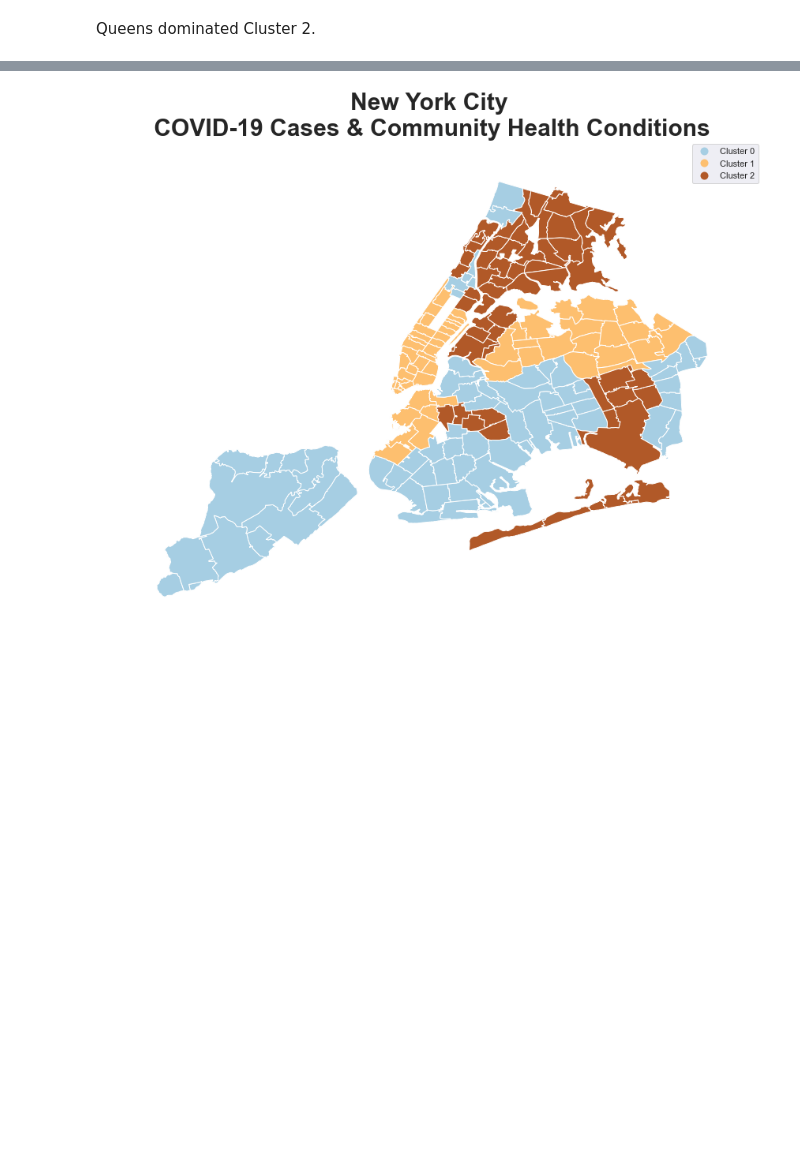
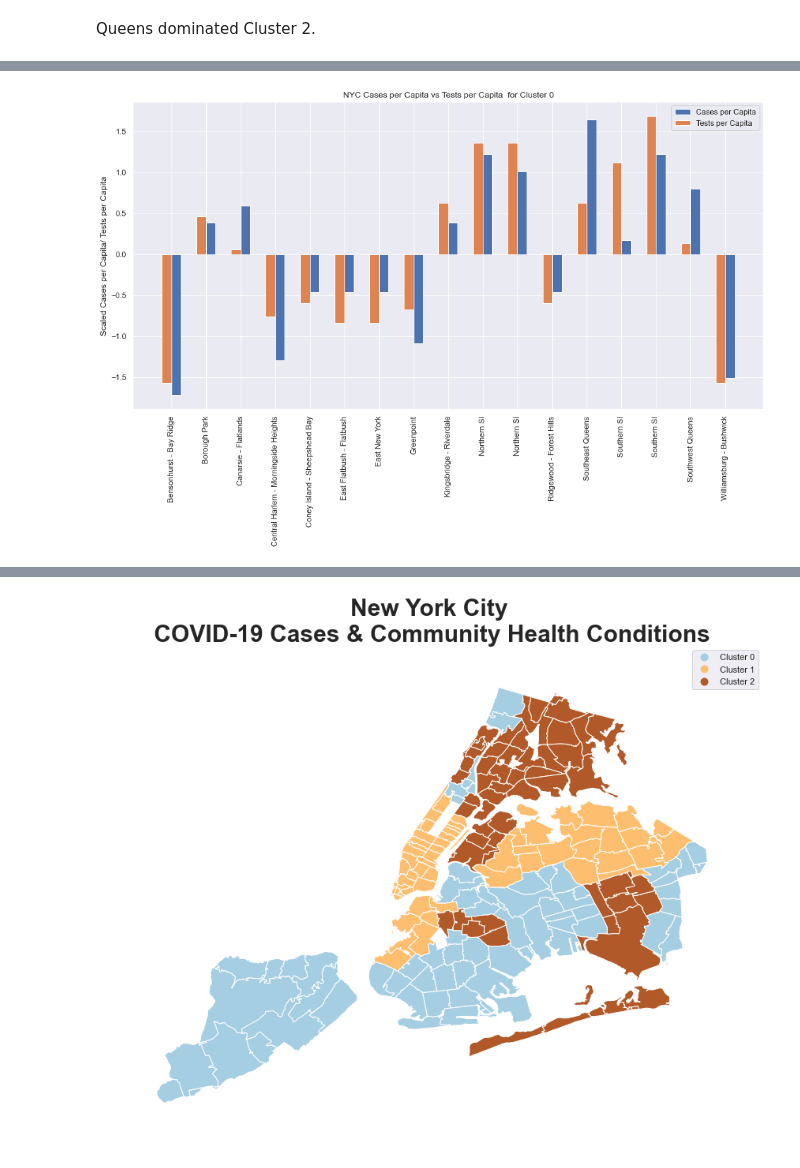
Before and after one commit to nqtri/mit_covid19_challenge, a Jupyter notebook: nyc_covid19_vs_health.ipynb, the cells around one changed output, grey strips where cells are left out. Cells and saved outputs as stored; diff of their text form; code cells hidden in the pictures; blank space fills up the shorter version.

```diff
--- a/nyc_covid19_vs_health.ipynb
+++ b/nyc_covid19_vs_health.ipynb
@@ -727,0 +729,26 @@ plt.show()
+# %%
+labels = cluser_0['uhf34_neigh'] #UHF34 Neighborhoods
+
+x = np.arange(len(labels))  # the label locations
+width = 0.275  # the width of the bars
+
+
+scaled_positive_rate = scale(cluser_0['case_per_capita'])
+scaled_test_per_capita = scale(cluser_0['test_per_capita'])
+
+fig, ax = plt.subplots(figsize=(16, 8))
+rects1 = ax.bar(x + width/2, scaled_positive_rate, width, label='Cases per Capita')
+rects2 = ax.bar(x - width/2, scaled_test_per_capita, width, label='Tests per Capita')
+
+# Add some text for labels, title and custom x-axis tick labels, etc.
+ax.set_ylabel('Scaled Cases per Capita/ Tests per Capita')
+ax.set_title('NYC Cases per Capita vs Tests per Capita  for Cluster 0')
+ax.set_xticks(x)
+ax.set_xticklabels(labels)
+plt.xticks(rotation=90)
+
+ax.legend()
+
+plt.show()
+# %% [output]
+[figure, added]
```
Also changed, not shown: parts of 6 cells of this notebook.
